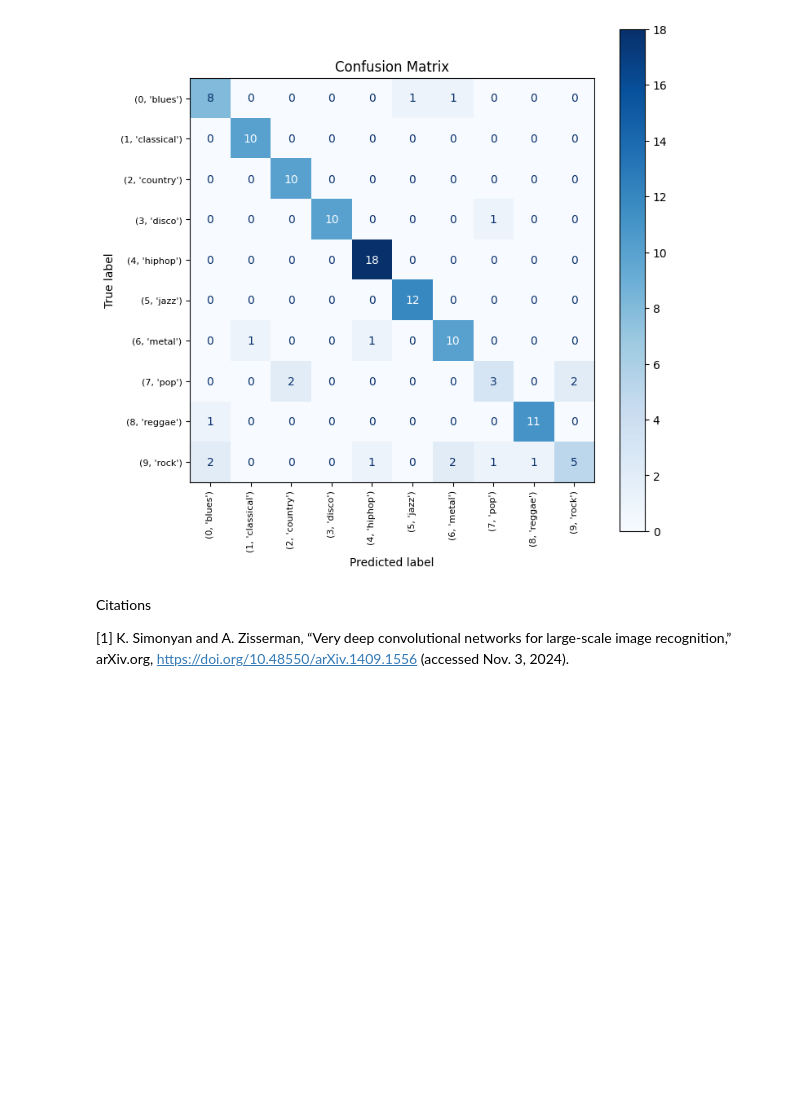
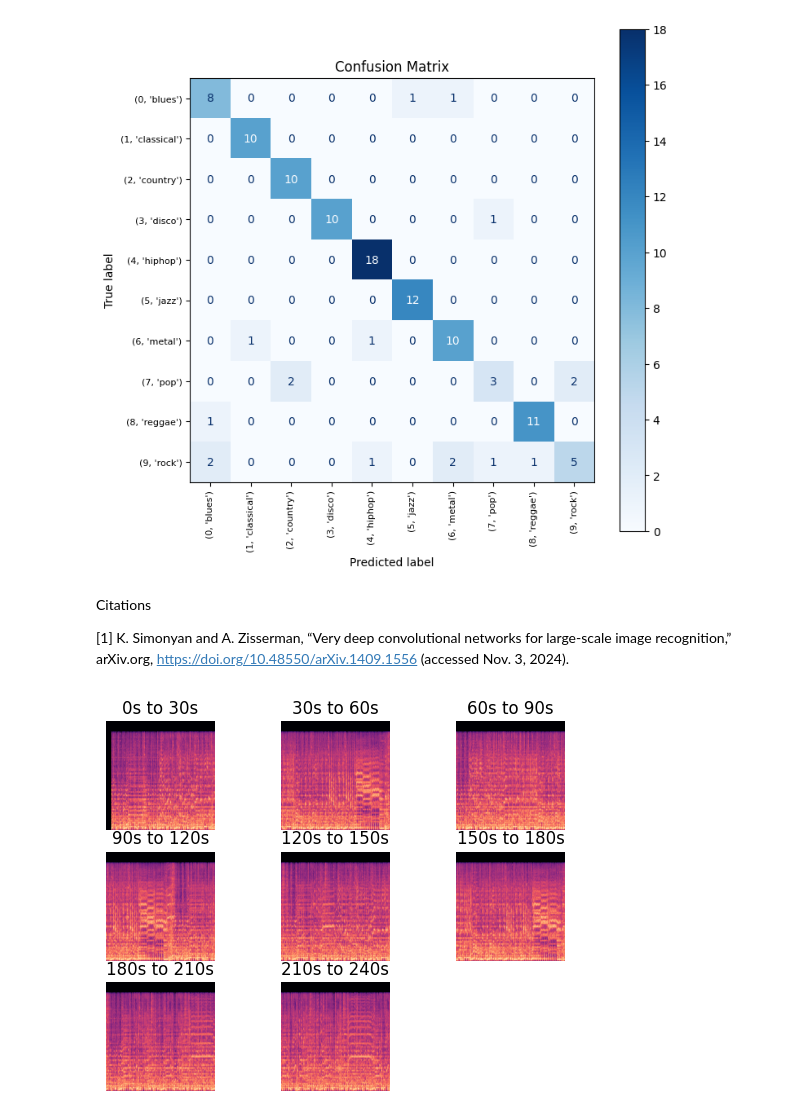
Before and after one commit to chiofus/Music-Genre-Classifier, a Jupyter notebook: __Main__/vgg16_ytdata/vgg16.ipynb, the cells around one changed output. Cells and saved outputs as stored; diff of their text form; code cells hidden in the pictures; blank space fills up the shorter version.

```diff
--- a/__Main__/vgg16_ytdata/vgg16.ipynb
+++ b/__Main__/vgg16_ytdata/vgg16.ipynb
@@ -203,3 +203,17 @@ plot_confusion_matrix(best_classifier, test_vgg, classification_dict.items())
 Citations
 
 [1] K. Simonyan and A. Zisserman, “Very deep convolutional networks for large-scale image recognition,” arXiv.org, https://doi.org/10.48550/arXiv.1409.1556 (accessed Nov. 3, 2024).
+# %%
+import PIL
+import PIL.Image
+
+dir_path = Path(r"W:\school\aps360\APS360-Music-Genre-Classifier\Dataset\youtube_spectrograms_inference\inference")
+for idx, filname in enumerate(os.listdir(dir_path), 0):
+    image = np.asarray(PIL.Image.open(dir_path/filname))
+
+    plt.subplot(3, 3, idx+1)
+    plt.axis('off')
+    plt.title(f"{30*idx}s to {30*idx+30}s")
+    plt.imshow(image)
+# %% [output]
+[figure, added]
```
Also changed, not shown: parts of 1 cell of this notebook.
